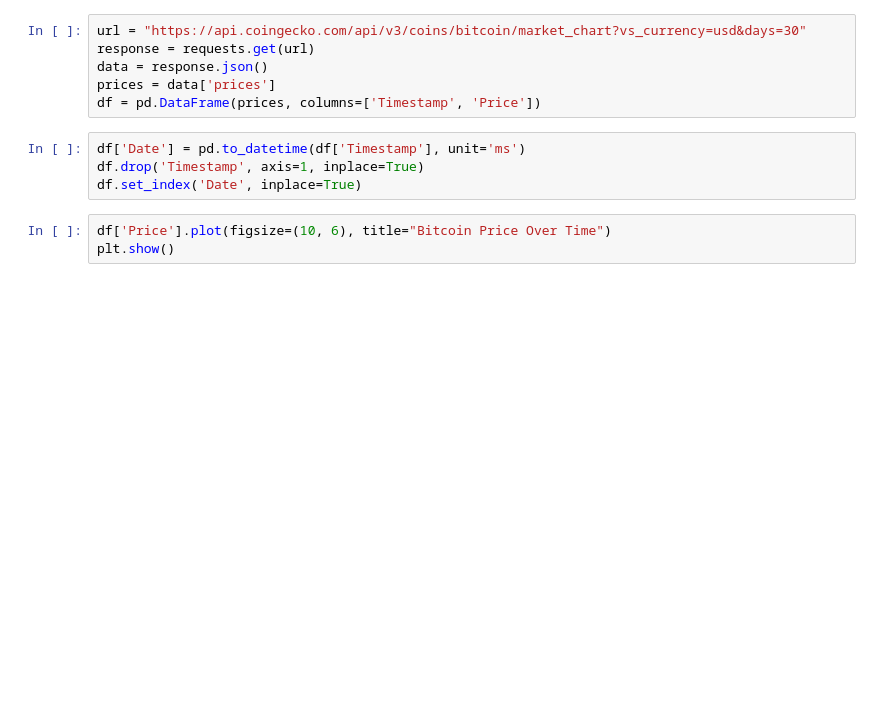
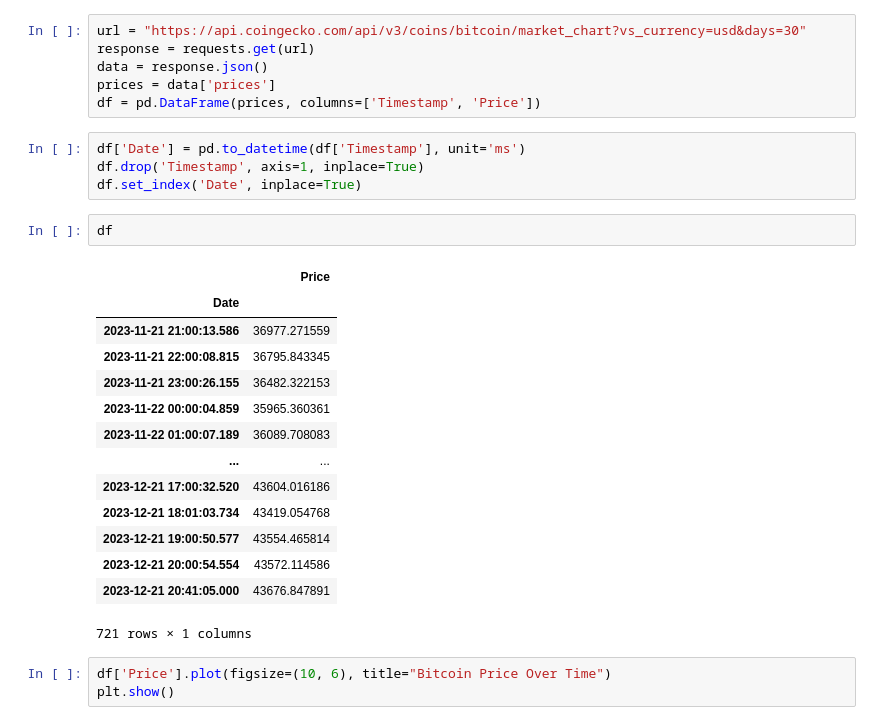
Before and after one commit to vineethkom/pricePredictions, a Jupyter notebook: LR Model for $BTC.ipynb, the cells around one changed output. Saved outputs shown, nothing was run; the diff lists cells and outputs as text; blank space fills up the shorter version.

```diff
--- a/LR Model for $BTC.ipynb
+++ b/LR Model for $BTC.ipynb
@@ -39,6 +39,23 @@ df = pd.DataFrame(prices, columns=['Timestamp', 'Price'])
 df['Date'] = pd.to_datetime(df['Timestamp'], unit='ms')
 df.drop('Timestamp', axis=1, inplace=True)
 df.set_index('Date', inplace=True)
+# %%
+df
+# %% [output]
+|  | Price |
+| Date |  |
+| 2023-11-21 21:00:13.586 | 36977.271559 |
+| 2023-11-21 22:00:08.815 | 36795.843345 |
+| 2023-11-21 23:00:26.155 | 36482.322153 |
+| 2023-11-22 00:00:04.859 | 35965.360361 |
+| 2023-11-22 01:00:07.189 | 36089.708083 |
+| ... | ... |
+| 2023-12-21 17:00:32.520 | 43604.016186 |
+| 2023-12-21 18:01:03.734 | 43419.054768 |
+| 2023-12-21 19:00:50.577 | 43554.465814 |
+| 2023-12-21 20:00:54.554 | 43572.114586 |
+| 2023-12-21 20:41:05.000 | 43676.847891 |
+721 rows × 1 columns
 # %%
 df['Price'].plot(figsize=(10, 6), title="Bitcoin Price Over Time")
 plt.show()
```
